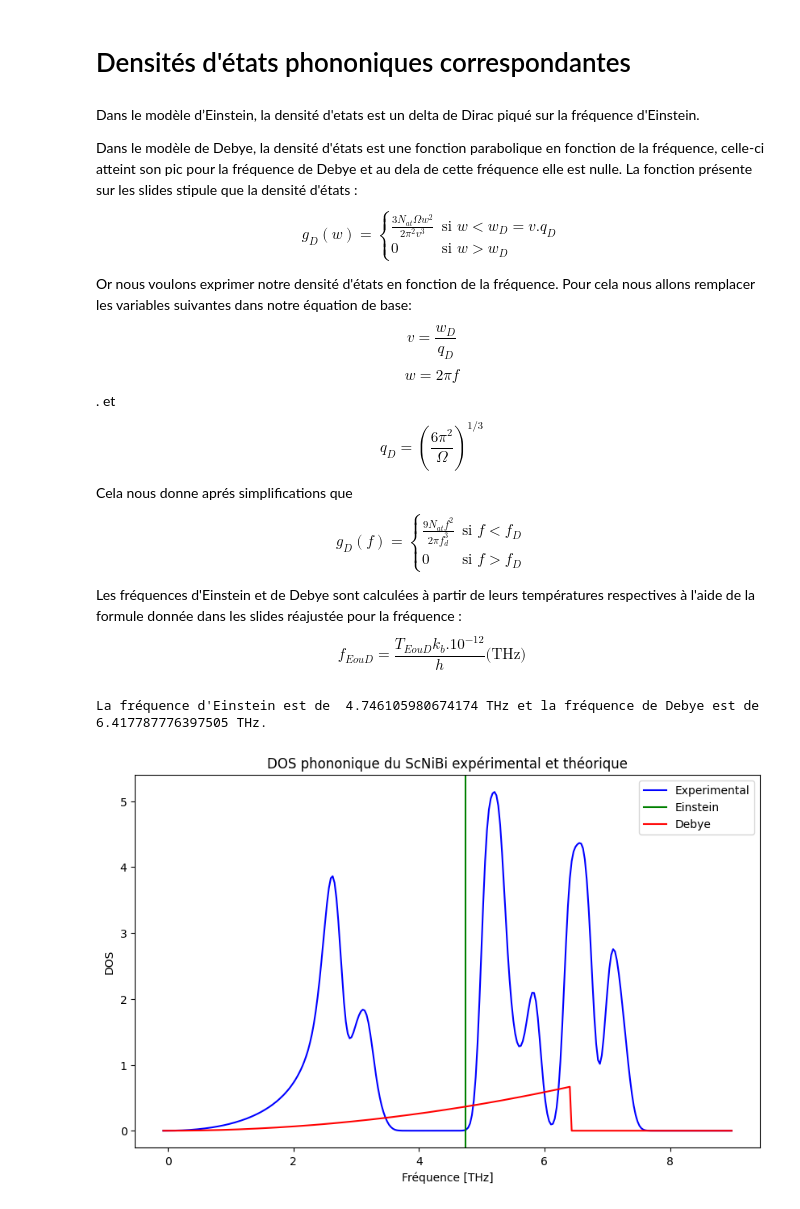
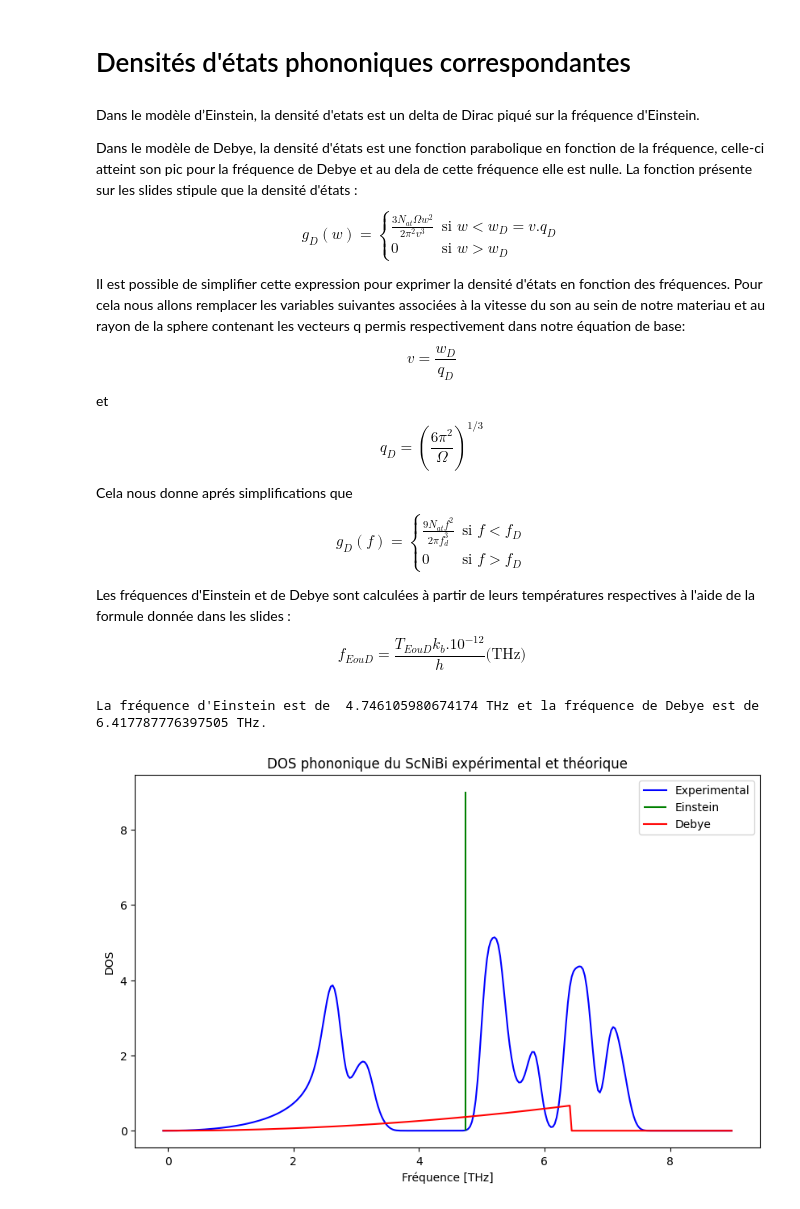
Before and after one commit to PetruAtsi/lmapr1492, a Jupyter notebook: ph_dos.ipynb, the cells around one changed output. Cells and saved outputs as stored; diff of their text form; code cells hidden in the pictures.

```diff
--- a/ph_dos.ipynb
+++ b/ph_dos.ipynb
@@ -115,7 +114,7 @@ Dans le modèle de Debye, la densité d'états est une fonction parabolique en f
 \right.
 $$
 
-Or nous voulons exprimer notre densité d'états en fonction de la fréquence. Pour cela nous allons remplacer les variables suivantes dans notre équation de base: $$v = \frac{w_D}{q_D} $$  $$   w = 2\pi f$$. et $$q_D = (\frac{6 \pi^2}{\Omega})^{1/3}$$
+Il est possible de simplifier cette expression pour exprimer la densité d'états en fonction des fréquences. Pour cela nous allons remplacer les variables suivantes associées à la vitesse du son au sein de notre materiau et au rayon de la sphere contenant les vecteurs q permis respectivement dans notre équation de base: $$v = \frac{w_D}{q_D} $$ et $$q_D = (\frac{6 \pi^2}{\Omega})^{1/3}$$
 Cela nous donne aprés simplifications que
 $$g_D(f) = \left\{
     \begin{array}{ll}
@@ -125,36 +124,36 @@ $$g_D(f) = \left\{
 \right.
 $$
 
-Les fréquences d'Einstein et de Debye sont calculées à partir de leurs températures respectives à l'aide de la formule donnée dans les slides réajustée pour la fréquence : $$ f_{EouD} = \frac{T_{EouD} k_b . 10^{-12}}{h} \text{(THz)}$$
+Les fréquences d'Einstein et de Debye sont calculées à partir de leurs températures respectives à l'aide de la formule donnée dans les slides : $$ f_{EouD} = \frac{T_{EouD} k_b . 10^{-12}}{h} \text{(THz)}$$
 # %%
 kb = 1.38064852e-23 #J/K boltzmann
 h = 6.62607015e-34 #Js cst de planck
 f = ph_dos.frequencies
 dos = ph_dos.densities
 
 #calculs freq einstein et debye en THz
 f_E = (Te_optimal * kb)*10**(-12)/h
 f_D = (Td_optimal * kb)*10**(-12)/h
 print("La fréquence d'Einstein est de ",f_E,"THz et la fréquence de Debye est de ",f_D,"THz.")
 
 # il faut slmt calculer la dos de Debye car c'est une fonction augmentant de manière parabolique jusqu'a la frequence de debye, la fonction est donnée dans les slides
 g_D = np.zeros(len(f))
 for i in range(len(f)):
-    if f[i]<fD:
+    if f[i]<f_D:
         #on part de l'equation donnée dans les slides et l'on remplace v = w_D/qd et w = 2pi.f dans les equations pour obtenir cette formule
-        g_D[i] = 9*nat*f[i]**2/(2*np.pi*f_D**3)
+        g_D[i] = (9*nat*(f[i])**2)/((2*np.pi)*(f_D)**3)
 plt.figure(figsize=(10, 6))
 plt.plot(f, dos,color='b', label="Experimental")
-plt.axvline(x=f_E, color='g', label="Einstein")
+plt.vlines(f_E,0,3*nat, color='g', label="Einstein")
 plt.plot(f, g_D, color="r", label="Debye")
 plt.xlabel('Fréquence [THz]')
 plt.ylabel('DOS')
 plt.title("DOS phononique du ScNiBi expérimental et théorique")
 plt.legend()
 plt.show()
 # %% [output]
 La fréquence d'Einstein est de  4.746105980674174 THz et la fréquence de Debye est de  6.417787776397505 THz.
-[figure, old version]
+[figure, new version]
 # %% [markdown]
 # Discussion
 Les résultats montrent que les modèles de Debye et d'Einstein ajustent raisonnablement bien les données expérimentales,surtout pour de hautes températures (loi de Dulong et Petit). Cependant, des différences significatives peuvent être observées, notamment dans les régions de basse température où les effets de quantification deviennent importants.
```
Also changed, not shown: parts of 3 cells of this notebook.
